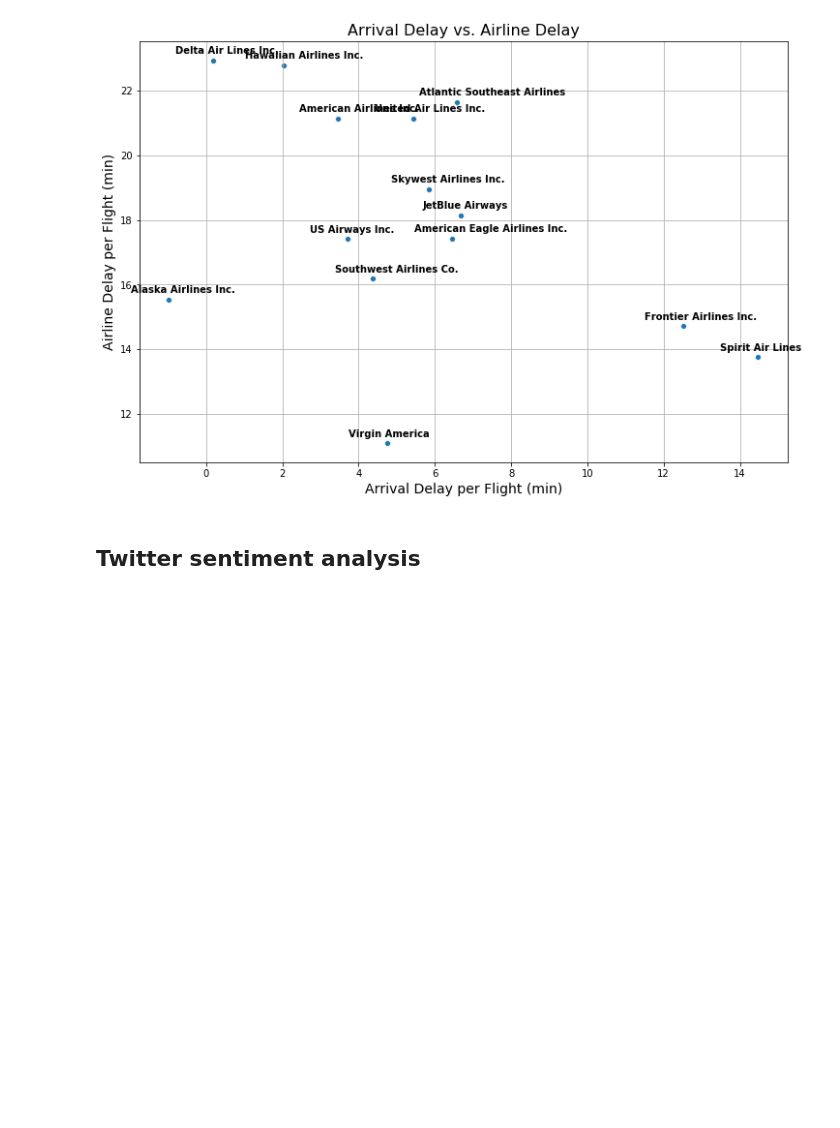
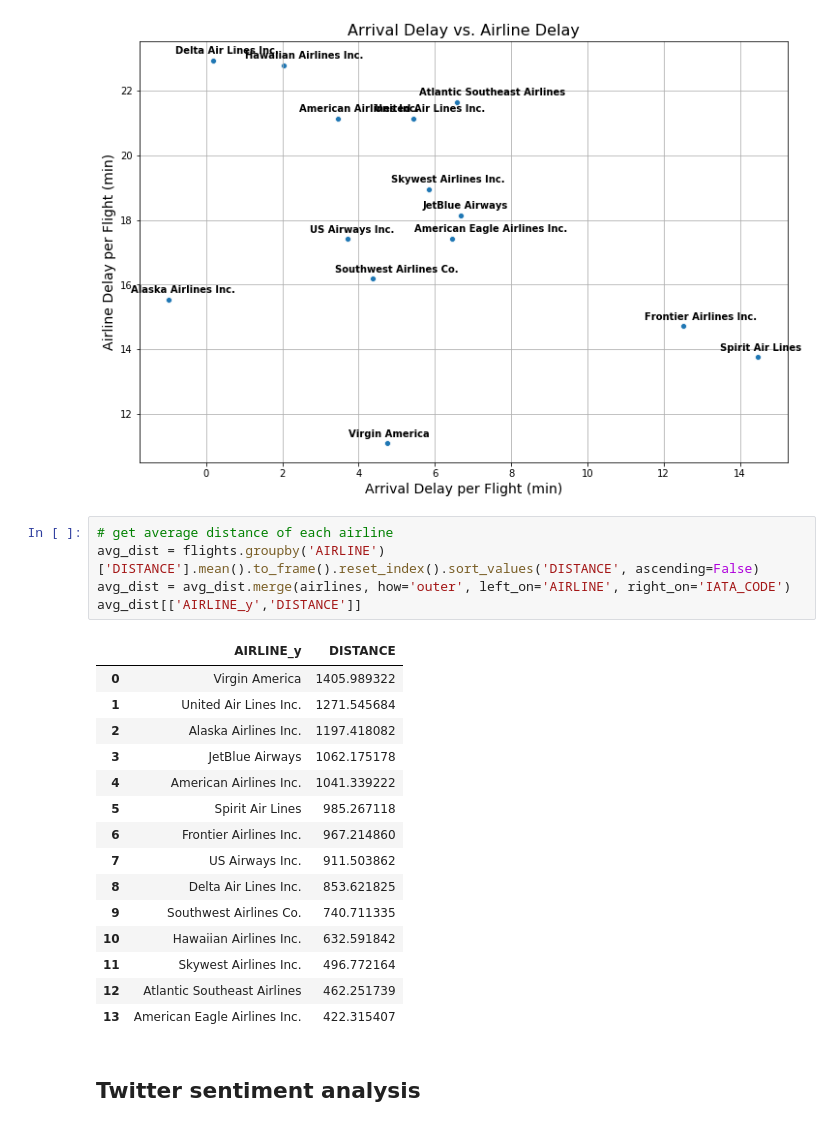
Before and after one commit to ryanbae89/data-512-final-project, a Jupyter notebook: flight_delays.ipynb, the cells around one changed output. Cells and saved outputs as stored; diff of their text form; blank space fills up the shorter version.

```diff
--- a/flight_delays.ipynb
+++ b/flight_delays.ipynb
@@ -697,6 +749,27 @@ for line in range(0,airline_delays.shape[0]):
 plt.savefig(IMAGE_PATH + 'airline_clustering.png')
 # %% [output]
 [figure]
+# %%
+# get average distance of each airline
+avg_dist = flights.groupby('AIRLINE')['DISTANCE'].mean().to_frame().reset_index().sort_values('DISTANCE', ascending=False)
+avg_dist = avg_dist.merge(airlines, how='outer', left_on='AIRLINE', right_on='IATA_CODE')
+avg_dist[['AIRLINE_y','DISTANCE']]
+# %% [output]
+|  | AIRLINE_y | DISTANCE |
+| 0 | Virgin America | 1405.989322 |
+| 1 | United Air Lines Inc. | 1271.545684 |
+| 2 | Alaska Airlines Inc. | 1197.418082 |
+| 3 | JetBlue Airways | 1062.175178 |
+| 4 | American Airlines Inc. | 1041.339222 |
+| 5 | Spirit Air Lines | 985.267118 |
+| 6 | Frontier Airlines Inc. | 967.214860 |
+| 7 | US Airways Inc. | 911.503862 |
+| 8 | Delta Air Lines Inc. | 853.621825 |
+| 9 | Southwest Airlines Co. | 740.711335 |
+| 10 | Hawaiian Airlines Inc. | 632.591842 |
+| 11 | Skywest Airlines Inc. | 496.772164 |
+| 12 | Atlantic Southeast Airlines | 462.251739 |
+| 13 | American Eagle Airlines Inc. | 422.315407 |
 # %% [markdown]
 ## Twitter sentiment analysis
 # %%
```
Also changed, not shown: parts of 5 cells of this notebook, 1 other file.
